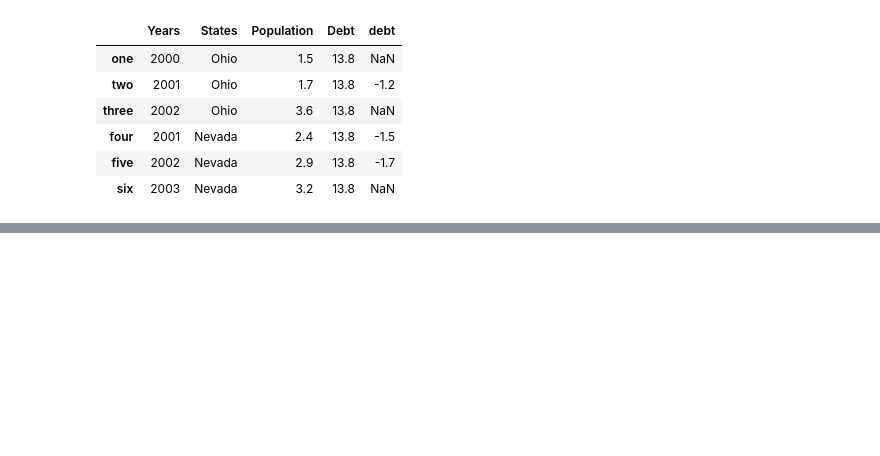
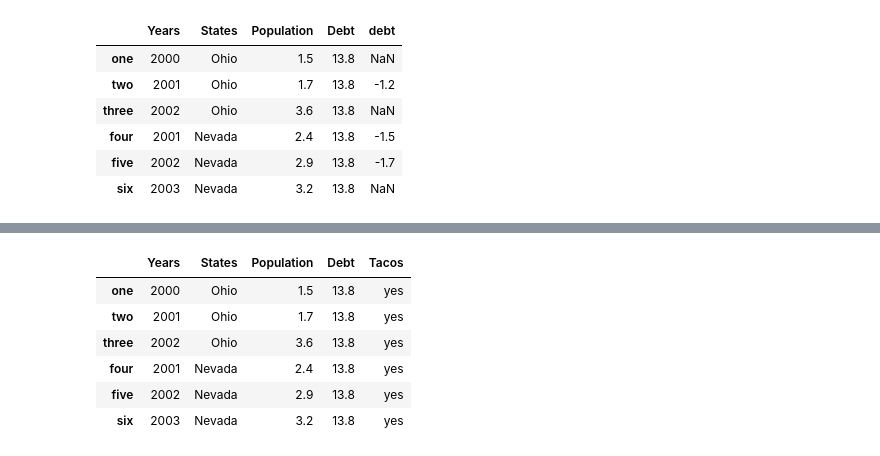
Before and after one commit to AndrewPodhorecki/CIS310, a Jupyter notebook: wk12/python_pandas_series.ipynb, the cells around one changed output, grey strips where cells are left out. Cells and saved outputs as stored; diff of their text form; code cells hidden in the pictures; blank space fills up the shorter version.

```diff
--- a/wk12/python_pandas_series.ipynb
+++ b/wk12/python_pandas_series.ipynb
@@ -398,0 +431,12 @@ KeyError: 'Ohio'
+# %%
+df2['Tacos'] = 'yes'
+# %%
+df2
+# %% [output]
+|  | Years | States | Population | Debt | Tacos |
+| one | 2000 | Ohio | 1.5 | 13.8 | yes |
+| two | 2001 | Ohio | 1.7 | 13.8 | yes |
+| three | 2002 | Ohio | 3.6 | 13.8 | yes |
+| four | 2001 | Nevada | 2.4 | 13.8 | yes |
+| five | 2002 | Nevada | 2.9 | 13.8 | yes |
+| six | 2003 | Nevada | 3.2 | 13.8 | yes |
```
Also changed, not shown: parts of 11 cells of this notebook, 1 other file.
